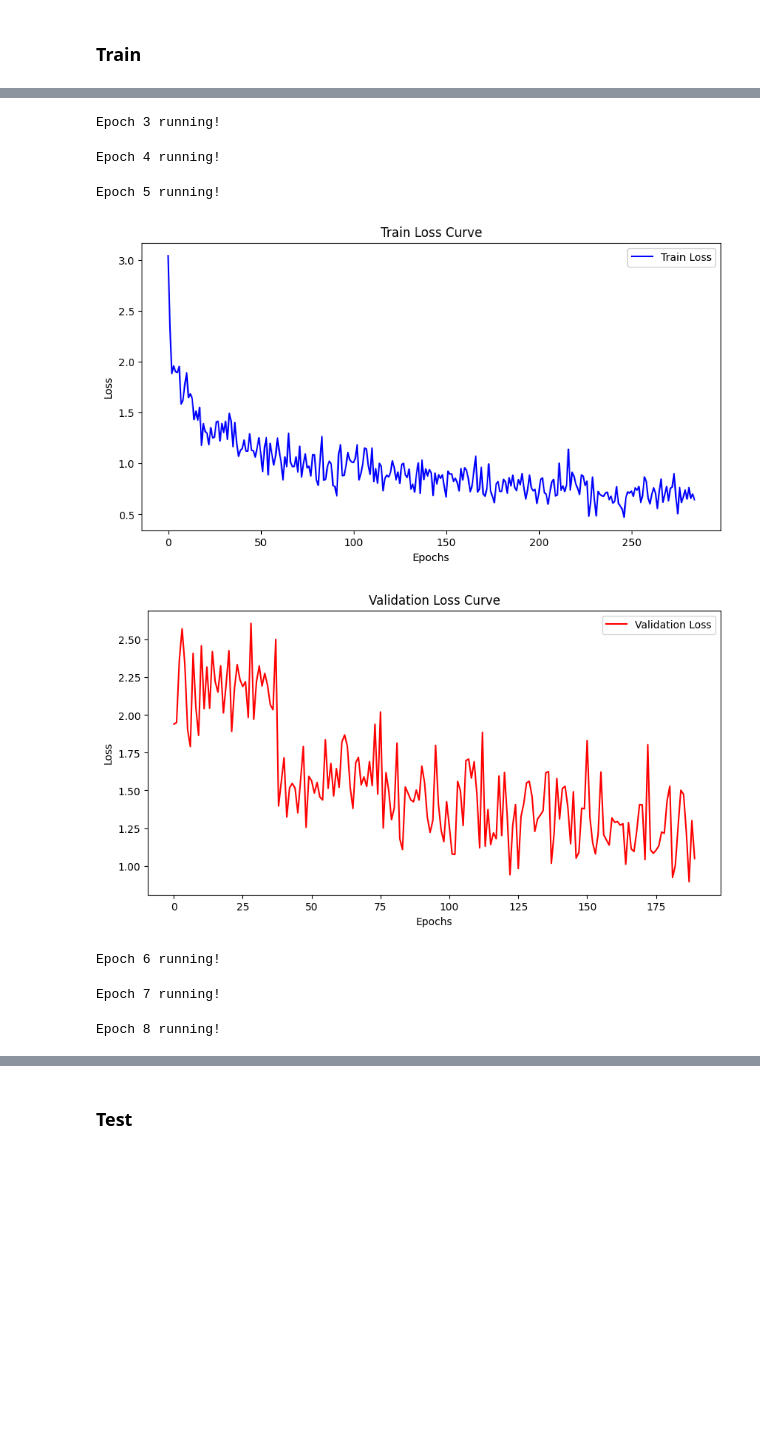
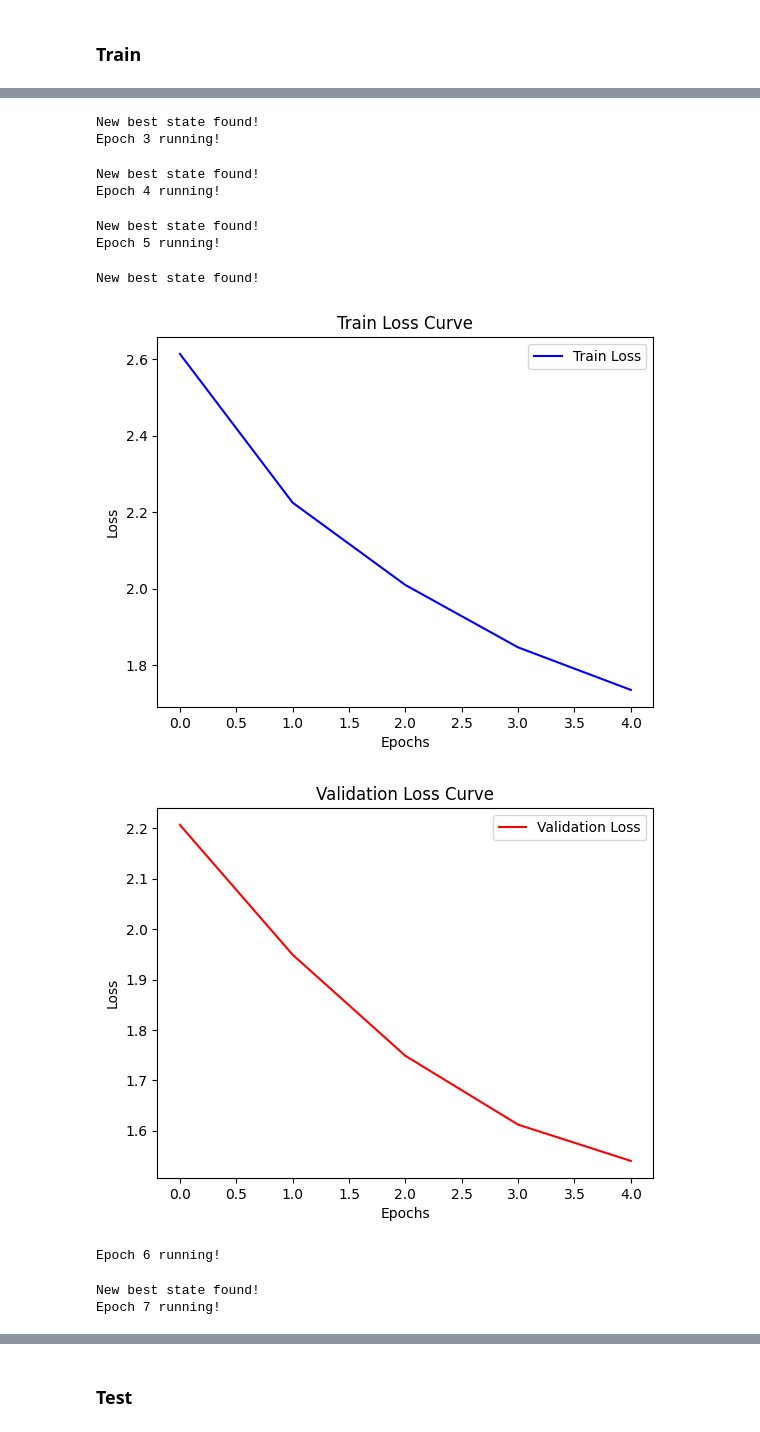
Before and after one commit to AahilRafiq/deep-learning, a Jupyter notebook: cnn-classifier/cnn-classifier.ipynb, the cells around one changed output, grey strips where cells are left out. Drawn from its saved outputs; the diff is of its cells as text; code cells hidden in the pictures; blank space fills up the shorter version.

```diff
--- a/cnn-classifier/cnn-classifier.ipynb
+++ b/cnn-classifier/cnn-classifier.ipynb
@@ -52,7 +87,7 @@ test_dataset = torch.utils.data.Subset(dataset, test_indices)
 ### Dataloader
 # %%
 train_loader = DataLoader(train_dataset, batch_size=128, shuffle=True)
-val_loader = DataLoader(val_dataset, batch_size=64, shuffle=True)
+val_loader = DataLoader(val_dataset, batch_size=128, shuffle=True)
 test_loader = DataLoader(test_dataset, shuffle=False)
 # %% [markdown]
 ## Model
@@ -136,12 +199,11 @@ class ClassifierModel(nn.Module):
 model = ClassifierModel().to(device)
 
 lr = 0.0005
-optimizer = torch.optim.Adam(params=model.parameters(),lr=lr, weight_decay=0.05)
+optimizer = torch.optim.Adam(params=model.parameters(),lr=lr)
 loss_fn = nn.functional.cross_entropy
 # %%
 def plot_loss_curve(train_loss, val_loss):
     # Plot Train Loss
-    plt.figure(figsize=(10, 5))
     plt.plot(train_loss, label="Train Loss", color='blue')
     plt.title("Train Loss Curve")
     plt.xlabel("Epochs")
@@ -150,7 +212,6 @@ def plot_loss_curve(train_loss, val_loss):
     plt.show()
 
     # Plot Validation Loss
-    plt.figure(figsize=(10, 5))
     plt.plot(val_loss, label="Validation Loss", color='red')
     plt.title("Validation Loss Curve")
     plt.xlabel("Epochs")
@@ -160,25 +221,40 @@ def plot_loss_curve(train_loss, val_loss):
 # %% [markdown]
 ### Train
 # %%
-epochs = 30
+epochs = 60
 
 train_loss = []
 val_loss = []
 
+# Earling stopping simple approach
+patience = 6
+best_val_loss = float('inf')
+curr_val_loss = 0.0
+no_improve_counter = 0
+best_model_state = None
+
 for i in range(epochs):
     print(f"Epoch {i+1} running!")
+    train_epoch_loss = 0.0
+    train_epoch_loss_cnt = 0
+    val_epoch_loss = 0.0
+    val_epoch_loss_cnt = 0
 
     model.train()
     for X,t in tqdm(train_loader, unit="batch",desc="Training"):
         X,t = X.to(device),t.to(device)
+
+        optimizer.zero_grad()
 
         y = model(X)
         loss = loss_fn(y,t)
 
         loss.backward()
         optimizer.step()
-        optimizer.zero_grad()
-        train_loss.append(loss.item())
+
+        train_epoch_loss += loss.item()
+        train_epoch_loss_cnt += 1
+    train_loss.append(train_epoch_loss/train_epoch_loss_cnt)
 
     model.eval()
     with torch.no_grad():
@@ -186,11 +262,29 @@ for i in range(epochs):
             X,t = X.to(device),t.to(device)
             y = model(X)
             loss = loss_fn(y,t)
-            val_loss.append(loss.item())
+            val_epoch_loss += loss.item()
+            val_epoch_loss_cnt += 1
+        curr_val_loss = val_epoch_loss/val_epoch_loss_cnt
+        val_loss.append(curr_val_loss)
+
+    if curr_val_loss < best_val_loss:
+        best_val_loss = curr_val_loss
+        best_model_state = model.state_dict().copy()
+        no_improve_counter = 0
+        print("New best state found!")
+    else:
+        no_improve_counter += 1
+        print(f"patience: {no_improve_counter}/{patience}")
+        if no_improve_counter > patience:
+            print("No improvement seen!")
+            break
 
     if (i+1)%5 == 0:
         plot_loss_curve(train_loss, val_loss)
 
+if best_model_state is not None:
+    model.load_state_dict(best_model_state)
+
 plot_loss_curve(train_loss, val_loss)
 # %% [output]
 Epoch 1 running!
@@ -197,9 +292,13 @@ Epoch 1 running!
 Epoch 2 running!
+New best state found!
 Epoch 3 running!
+New best state found!
 Epoch 4 running!
+New best state found!
 Epoch 5 running!
+New best state found!
-[figure, old version]
+[figure, new version]
-[figure, old version]
+[figure, new version]
-Epoch 6 running!
-Epoch 7 running!
+Epoch 6 running!
-Epoch 8 running!
+New best state found!
+Epoch 7 running!
```
Also changed, not shown: parts of 4 cells of this notebook.
